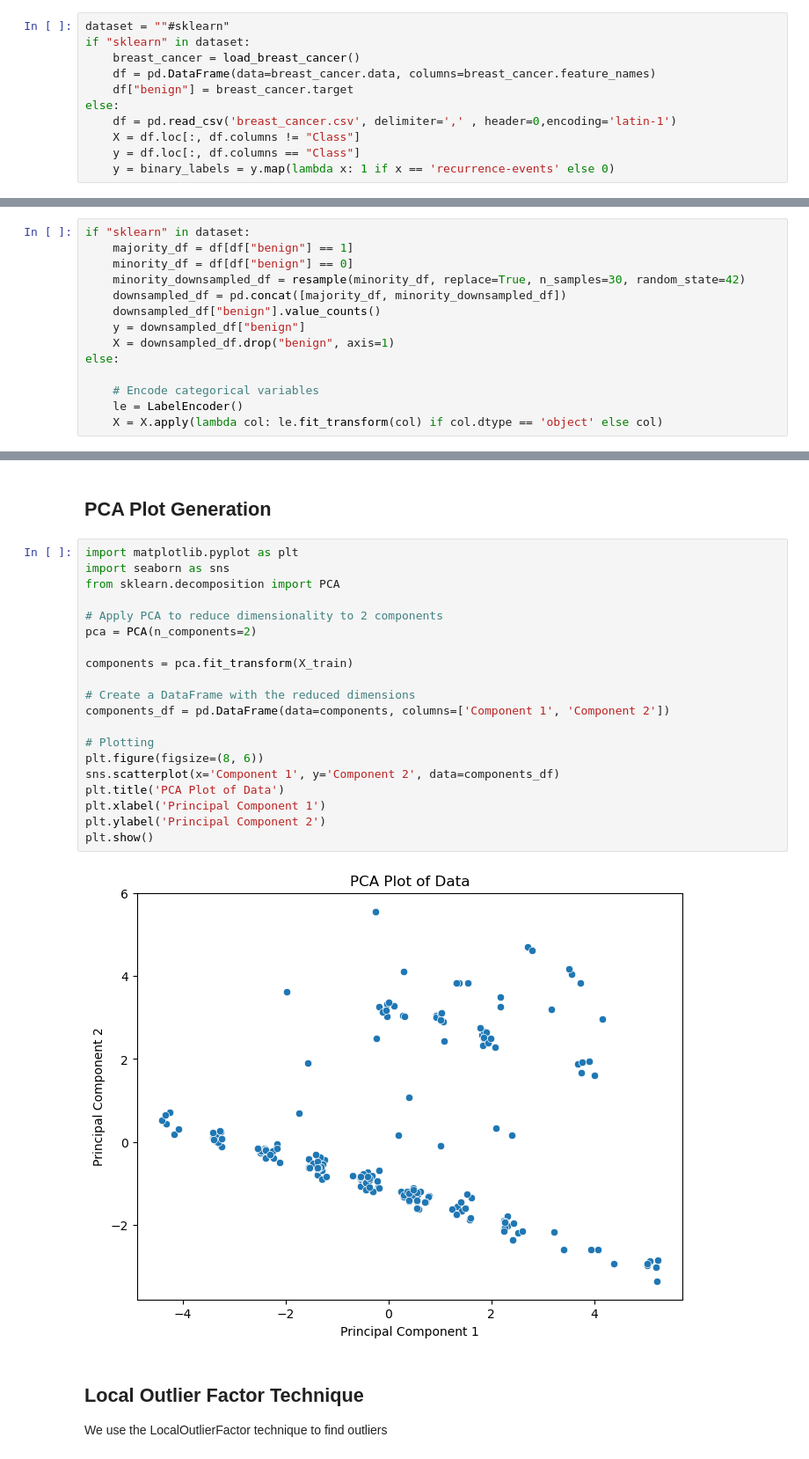
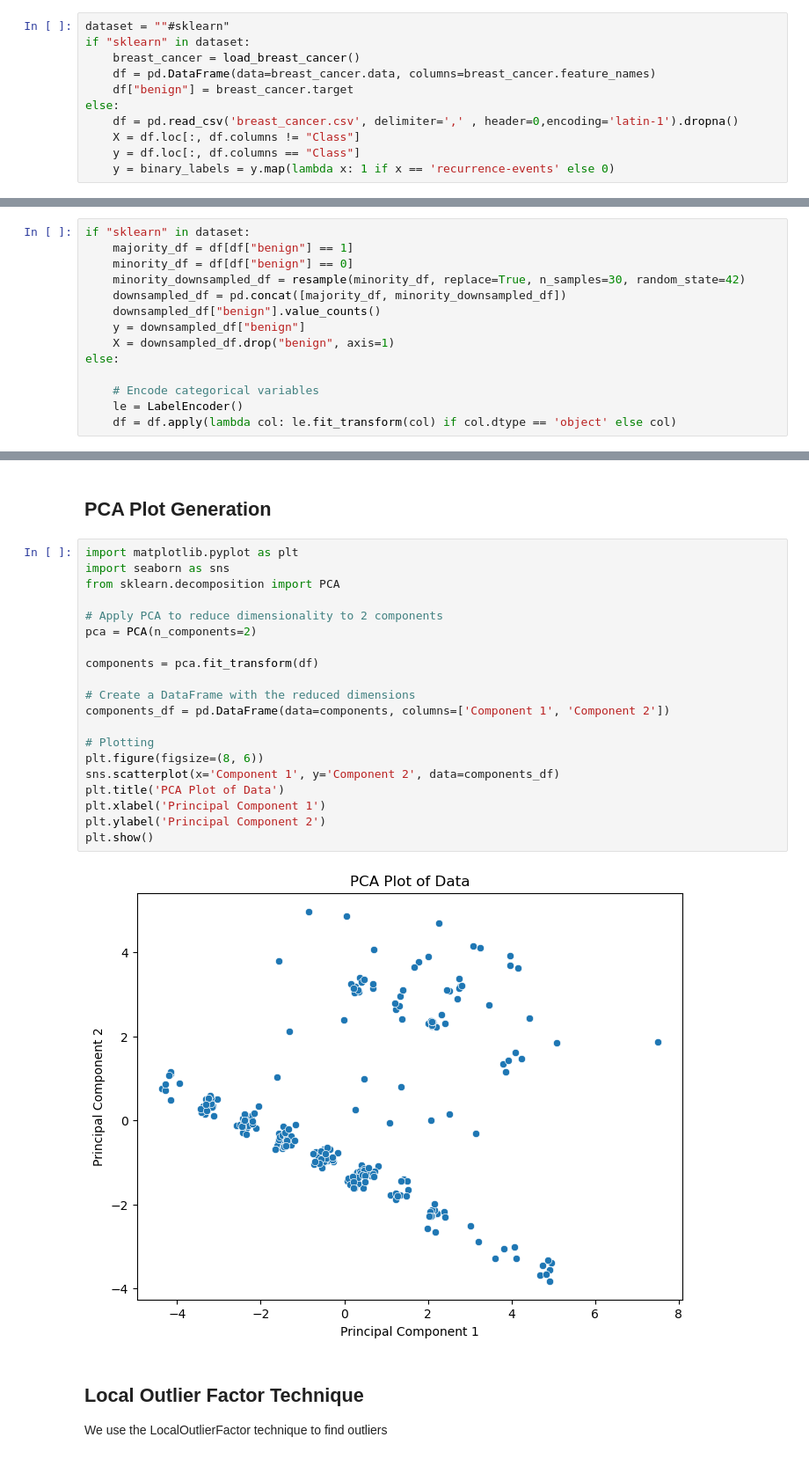
Before and after one commit to j2launay/breast_cancer_analysis, a Jupyter notebook: anomaly_detection.ipynb, the cells around one changed output, grey strips where cells are left out. Shown: that part at 88% size. Cells and saved outputs as stored; diff of their text form.

```diff
--- a/anomaly_detection.ipynb
+++ b/anomaly_detection.ipynb
@@ -13,7 +13,7 @@ if "sklearn" in dataset:
     df = pd.DataFrame(data=breast_cancer.data, columns=breast_cancer.feature_names)
     df["benign"] = breast_cancer.target
 else:
-    df = pd.read_csv('breast_cancer.csv', delimiter=',' , header=0,encoding='latin-1')
+    df = pd.read_csv('breast_cancer.csv', delimiter=',' , header=0,encoding='latin-1').dropna()
     X = df.loc[:, df.columns != "Class"]
     y = df.loc[:, df.columns == "Class"]
     y = binary_labels = y.map(lambda x: 1 if x == 'recurrence-events' else 0)
@@ -39,4 +39,4 @@ else:
 
     # Encode categorical variables
     le = LabelEncoder()
-    X = X.apply(lambda col: le.fit_transform(col) if col.dtype == 'object' else col)
+    df = df.apply(lambda col: le.fit_transform(col) if col.dtype == 'object' else col)
@@ -56,25 +45,25 @@ array([[18, 32],
 # %%
 import matplotlib.pyplot as plt
 import seaborn as sns
 from sklearn.decomposition import PCA
 
 # Apply PCA to reduce dimensionality to 2 components
 pca = PCA(n_components=2)
 
-components = pca.fit_transform(X_train)
+components = pca.fit_transform(df)
 
 # Create a DataFrame with the reduced dimensions
 components_df = pd.DataFrame(data=components, columns=['Component 1', 'Component 2'])
 
 # Plotting
 plt.figure(figsize=(8, 6))
 sns.scatterplot(x='Component 1', y='Component 2', data=components_df)
 plt.title('PCA Plot of Data')
 plt.xlabel('Principal Component 1')
 plt.ylabel('Principal Component 2')
 plt.show()
 # %% [output]
-[figure, old version]
+[figure, new version]
 # %% [markdown]
 ## Local Outlier Factor Technique
 We use the LocalOutlierFactor technique to find outliers
```
Also changed, not shown: parts of 18 cells of this notebook, 1 other file.
